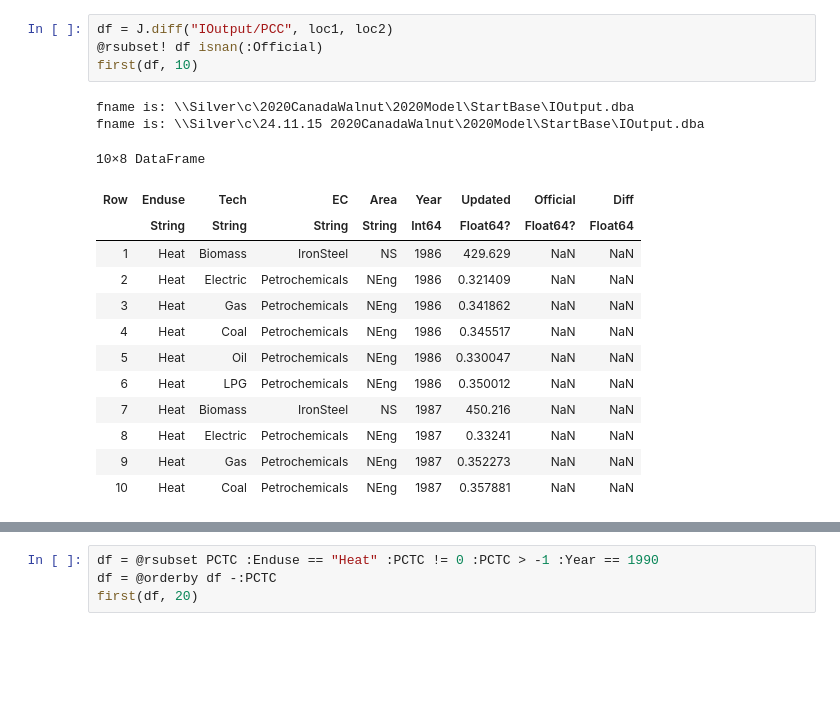
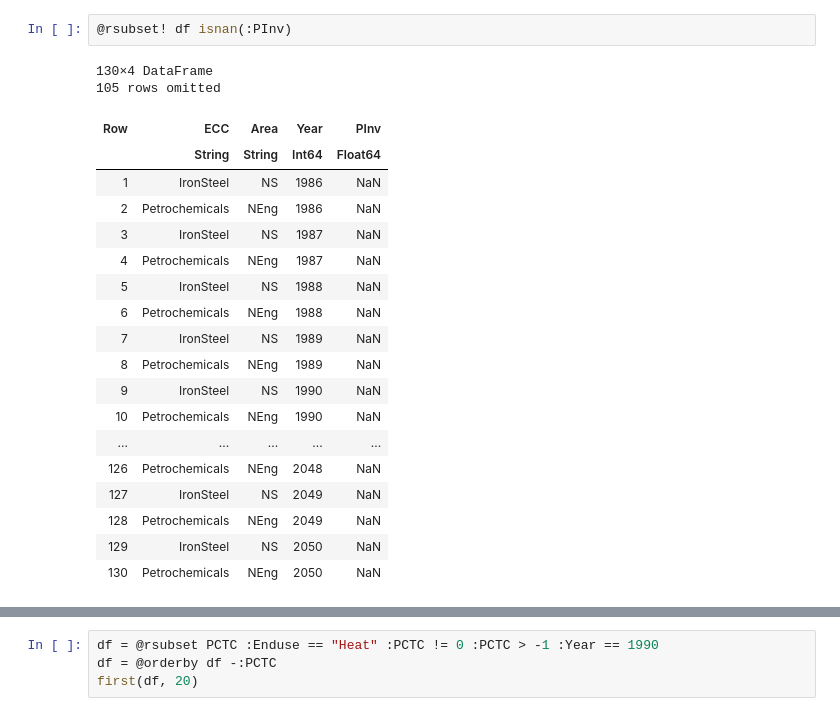
Before and after one commit to pnvolkmar/JuliaCompare.jl, a Jupyter notebook: src/IronSteelNaNs.ipynb, the cells around one changed output, grey strips where cells are left out. Drawn from its saved outputs; the diff is of its cells as text; blank space fills up the shorter version.

```diff
--- a/src/IronSteelNaNs.ipynb
+++ b/src/IronSteelNaNs.ipynb
@@ -74,21 +53,24 @@ fname is: \\Silver\c\24.11.15 2020CanadaWalnut\2020Model\StartBase\IOutput.dba
-# %%
-df = J.diff("IOutput/PCC", loc1, loc2)
-@rsubset! df isnan(:Official)
-first(df, 10)
-# %% [output]
-fname is: \\Silver\c\2020CanadaWalnut\2020Model\StartBase\IOutput.dba
-fname is: \\Silver\c\24.11.15 2020CanadaWalnut\2020Model\StartBase\IOutput.dba
-10×8 DataFrame
-| Row | Enduse | Tech | EC | Area | Year | Updated | Official | Diff |
-|  | String | String | String | String | Int64 | Float64? | Float64? | Float64 |
-| 1 | Heat | Biomass | IronSteel | NS | 1986 | 429.629 | NaN | NaN |
-| 2 | Heat | Electric | Petrochemicals | NEng | 1986 | 0.321409 | NaN | NaN |
-| 3 | Heat | Gas | Petrochemicals | NEng | 1986 | 0.341862 | NaN | NaN |
-| 4 | Heat | Coal | Petrochemicals | NEng | 1986 | 0.345517 | NaN | NaN |
-| 5 | Heat | Oil | Petrochemicals | NEng | 1986 | 0.330047 | NaN | NaN |
-| 6 | Heat | LPG | Petrochemicals | NEng | 1986 | 0.350012 | NaN | NaN |
-| 7 | Heat | Biomass | IronSteel | NS | 1987 | 450.216 | NaN | NaN |
-| 8 | Heat | Electric | Petrochemicals | NEng | 1987 | 0.33241 | NaN | NaN |
-| 9 | Heat | Gas | Petrochemicals | NEng | 1987 | 0.352273 | NaN | NaN |
-| 10 | Heat | Coal | Petrochemicals | NEng | 1987 | 0.357881 | NaN | NaN |
+# %%
+@rsubset! df isnan(:PInv)
+# %% [output]
+130×4 DataFrame
+105 rows omitted
+| Row | ECC | Area | Year | PInv |
+|  | String | String | Int64 | Float64 |
+| 1 | IronSteel | NS | 1986 | NaN |
+| 2 | Petrochemicals | NEng | 1986 | NaN |
+| 3 | IronSteel | NS | 1987 | NaN |
+| 4 | Petrochemicals | NEng | 1987 | NaN |
+| 5 | IronSteel | NS | 1988 | NaN |
+| 6 | Petrochemicals | NEng | 1988 | NaN |
+| 7 | IronSteel | NS | 1989 | NaN |
+| 8 | Petrochemicals | NEng | 1989 | NaN |
+| 9 | IronSteel | NS | 1990 | NaN |
+| 10 | Petrochemicals | NEng | 1990 | NaN |
+| ... | ... | ... | ... | ... |
+| 126 | Petrochemicals | NEng | 2048 | NaN |
+| 127 | IronSteel | NS | 2049 | NaN |
+| 128 | Petrochemicals | NEng | 2049 | NaN |
+| 129 | IronSteel | NS | 2050 | NaN |
+| 130 | Petrochemicals | NEng | 2050 | NaN |
 # %%
```
Also changed, not shown: parts of 22 cells of this notebook, 2 other files.
